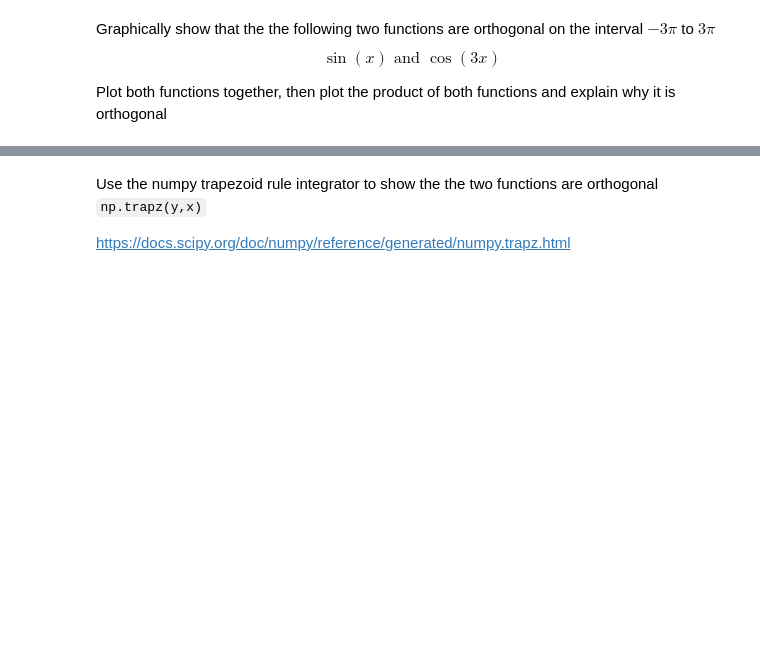
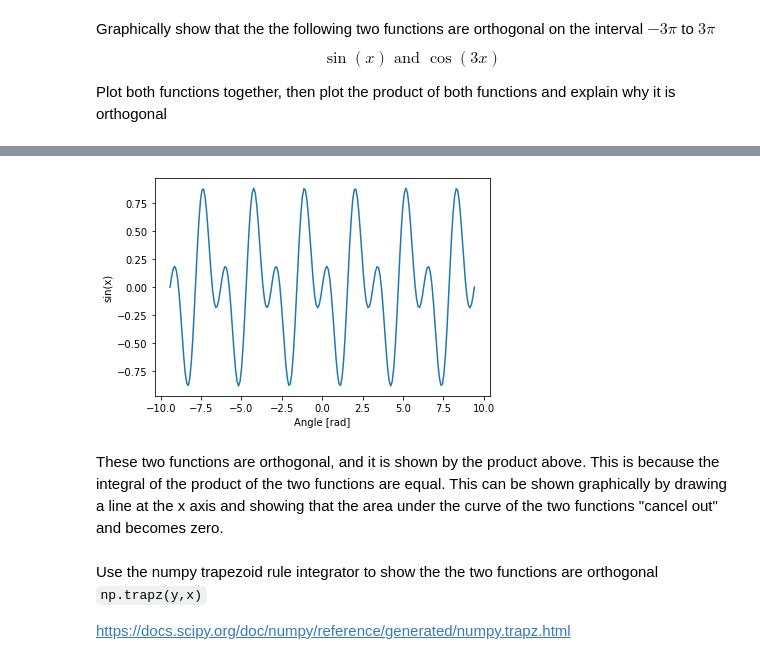
Before and after one commit to sju-chem264-2019/9-19-2019-lecture-daliahassan98, a Jupyter notebook: 9-19-2019 - Lecture Notebook.ipynb, the cells around one changed output, grey strips where cells are left out. Drawn from its saved outputs; the diff is of its cells as text; code cells hidden in the pictures; blank space fills up the shorter version.

```diff
--- a/9-19-2019 - Lecture Notebook.ipynb
+++ b/9-19-2019 - Lecture Notebook.ipynb
@@ -377,3 +424,15 @@ Plot both functions together, then plot the product of both functions and explai
+# %%
+import matplotlib.pylab as plt
+x = np.linspace(-3*np.pi, 3*np.pi, 201)
+plt.plot(x,np.sin(x)*np.cos(3*x))
+plt.xlabel('Angle [rad]')
+plt.ylabel('sin(x)')
+plt.axis('tight')
+plt.show()
+# %% [output]
+[figure, added]
+# %% [markdown]
+These two functions are orthogonal, and it is shown by the product above. This is because the integral of the product of the two functions are equal. This can be shown graphically by drawing a line at the x axis and showing that the area under the curve of the two functions "cancel out" and becomes zero.
 # %% [markdown]
 Use the numpy trapezoid rule integrator to show the the two functions are orthogonal
 `np.trapz(y,x)`
```
Also changed, not shown: parts of 13 cells of this notebook.
